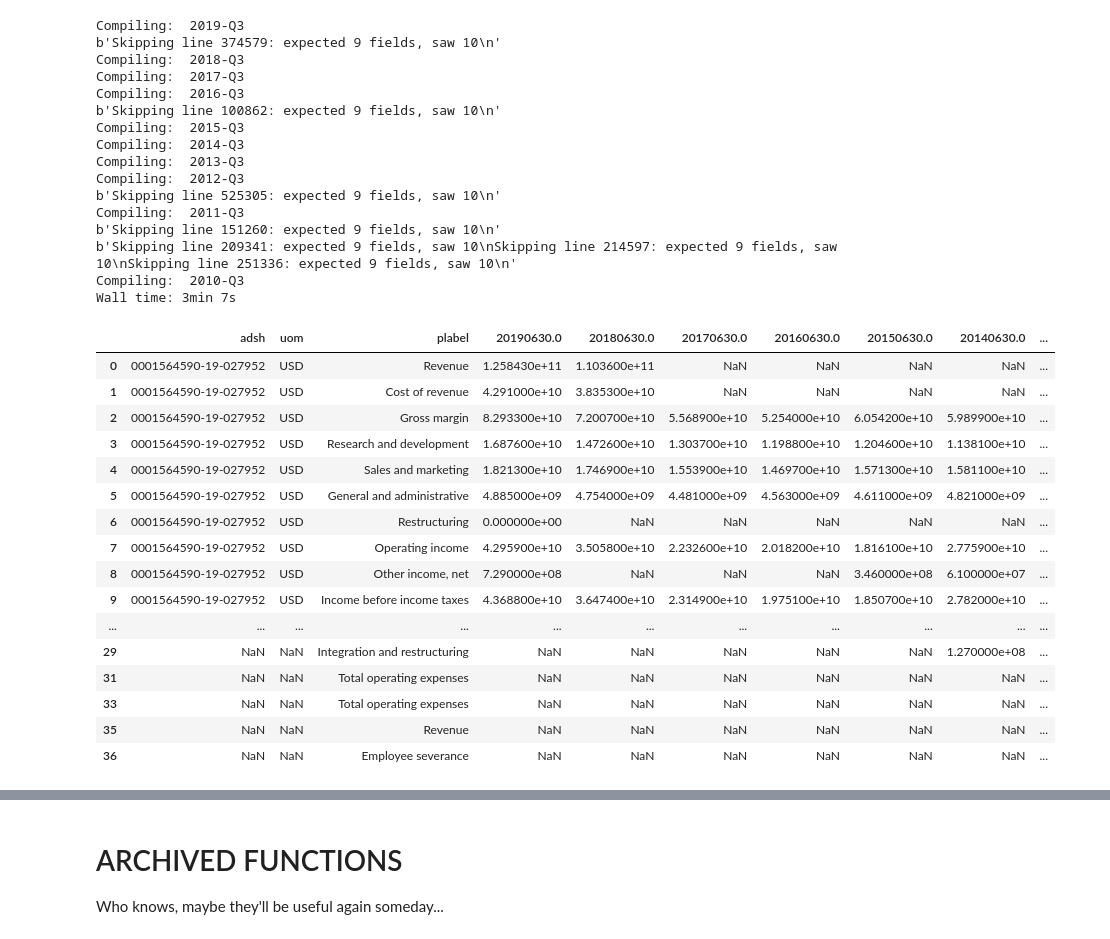
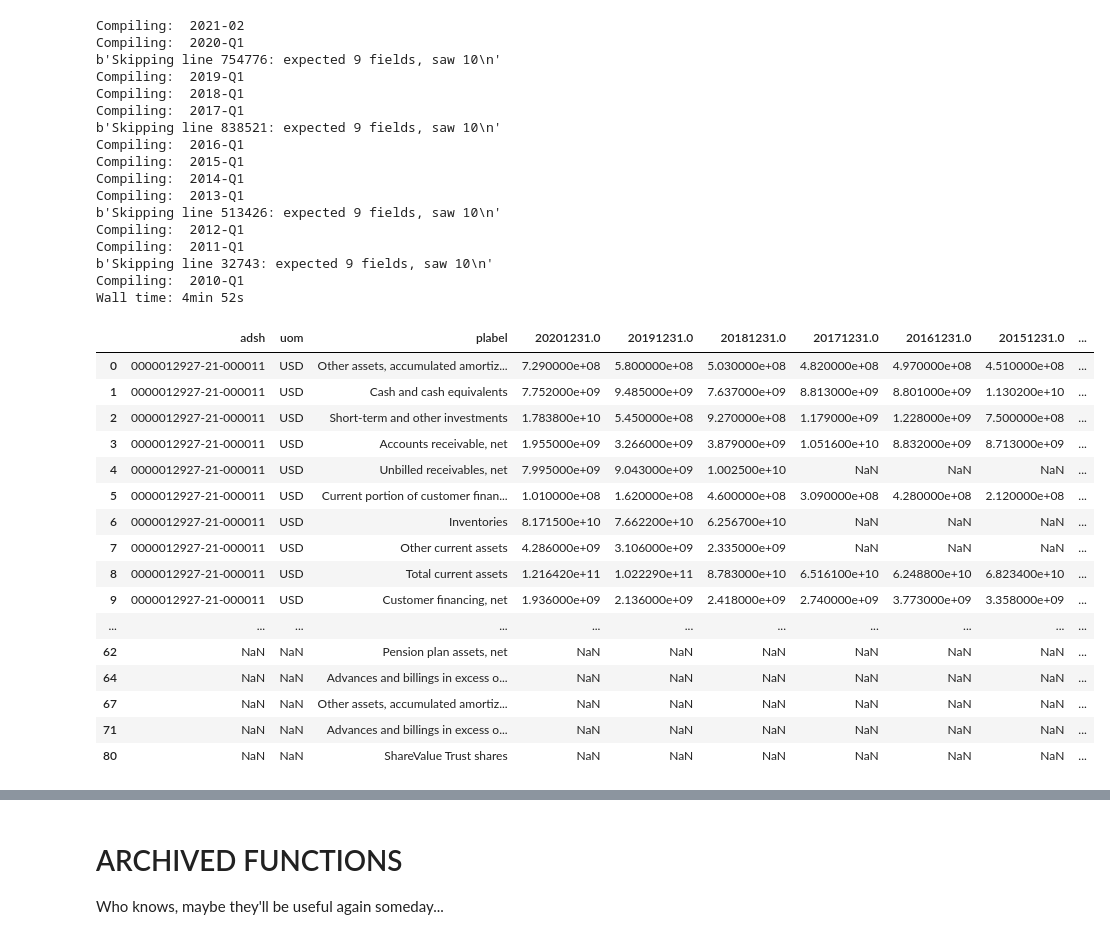
Before and after one commit to mxpoch/LPS, a Jupyter notebook: Scripts/LPS_Workbench.ipynb, the cells around one changed output, grey strips where cells are left out. Saved outputs shown, nothing was run; the diff lists cells and outputs as text; code cells hidden in the pictures.

```diff
--- a/Scripts/LPS_Workbench.ipynb
+++ b/Scripts/LPS_Workbench.ipynb
@@ -23,3 +32,0 @@ len(cik)
-# %%
-%%time
-tt = CompanyFilings(ticker='msft')
@@ -88,38 +103,39 @@ VisualizeRange(RF, [0, ])
 # %%
 %%time
-RF = RangedFilings(tt, statement='IS')
-RF
+RF3 = RangedFilings(tt)
+RF3
 # %% [output]
-Compiling:  2019-Q3
-b'Skipping line 374579: expected 9 fields, saw 10\n'
-Compiling:  2018-Q3
-Compiling:  2017-Q3
-Compiling:  2016-Q3
-b'Skipping line 100862: expected 9 fields, saw 10\n'
-Compiling:  2015-Q3
-Compiling:  2014-Q3
-Compiling:  2013-Q3
-Compiling:  2012-Q3
-b'Skipping line 525305: expected 9 fields, saw 10\n'
-Compiling:  2011-Q3
-b'Skipping line 151260: expected 9 fields, saw 10\n'
-b'Skipping line 209341: expected 9 fields, saw 10\nSkipping line 214597: expected 9 fields, saw 10\nSkipping line 251336: expected 9 fields, saw 10\n'
-Compiling:  2010-Q3
-Wall time: 3min 7s
+Compiling:  2021-02
+Compiling:  2020-Q1
+b'Skipping line 754776: expected 9 fields, saw 10\n'
+Compiling:  2019-Q1
+Compiling:  2018-Q1
+Compiling:  2017-Q1
+b'Skipping line 838521: expected 9 fields, saw 10\n'
+Compiling:  2016-Q1
+Compiling:  2015-Q1
+Compiling:  2014-Q1
+Compiling:  2013-Q1
+b'Skipping line 513426: expected 9 fields, saw 10\n'
+Compiling:  2012-Q1
+Compiling:  2011-Q1
+b'Skipping line 32743: expected 9 fields, saw 10\n'
+Compiling:  2010-Q1
+Wall time: 4min 52s
-|  | adsh | uom | plabel | 20190630.0 | 20180630.0 | 20170630.0 | 20160630.0 | 20150630.0 | 20140630.0 | ... |
-| 0 | 0001564590-19-027952 | USD | Revenue | 1.258430e+11 | 1.103600e+11 | NaN | NaN | NaN | NaN | ... |
-| 1 | 0001564590-19-027952 | USD | Cost of revenue | 4.291000e+10 | 3.835300e+10 | NaN | NaN | NaN | NaN | ... |
-| 2 | 0001564590-19-027952 | USD | Gross margin | 8.293300e+10 | 7.200700e+10 | 5.568900e+10 | 5.254000e+10 | 6.054200e+10 | 5.989900e+10 | ... |
-| 3 | 0001564590-19-027952 | USD | Research and development | 1.687600e+10 | 1.472600e+10 | 1.303700e+10 | 1.198800e+10 | 1.204600e+10 | 1.138100e+10 | ... |
-| 4 | 0001564590-19-027952 | USD | Sales and marketing | 1.821300e+10 | 1.746900e+10 | 1.553900e+10 | 1.469700e+10 | 1.571300e+10 | 1.581100e+10 | ... |
-| 5 | 0001564590-19-027952 | USD | General and administrative | 4.885000e+09 | 4.754000e+09 | 4.481000e+09 | 4.563000e+09 | 4.611000e+09 | 4.821000e+09 | ... |
-| 6 | 0001564590-19-027952 | USD | Restructuring | 0.000000e+00 | NaN | NaN | NaN | NaN | NaN | ... |
-| 7 | 0001564590-19-027952 | USD | Operating income | 4.295900e+10 | 3.505800e+10 | 2.232600e+10 | 2.018200e+10 | 1.816100e+10 | 2.775900e+10 | ... |
-| 8 | 0001564590-19-027952 | USD | Other income, net | 7.290000e+08 | NaN | NaN | NaN | 3.460000e+08 | 6.100000e+07 | ... |
-| 9 | 0001564590-19-027952 | USD | Income before income taxes | 4.368800e+10 | 3.647400e+10 | 2.314900e+10 | 1.975100e+10 | 1.850700e+10 | 2.782000e+10 | ... |
+|  | adsh | uom | plabel | 20201231.0 | 20191231.0 | 20181231.0 | 20171231.0 | 20161231.0 | 20151231.0 | ... |
+| 0 | 0000012927-21-000011 | USD | Other assets, accumulated amortiz... | 7.290000e+08 | 5.800000e+08 | 5.030000e+08 | 4.820000e+08 | 4.970000e+08 | 4.510000e+08 | ... |
+| 1 | 0000012927-21-000011 | USD | Cash and cash equivalents | 7.752000e+09 | 9.485000e+09 | 7.637000e+09 | 8.813000e+09 | 8.801000e+09 | 1.130200e+10 | ... |
+| 2 | 0000012927-21-000011 | USD | Short-term and other investments | 1.783800e+10 | 5.450000e+08 | 9.270000e+08 | 1.179000e+09 | 1.228000e+09 | 7.500000e+08 | ... |
+| 3 | 0000012927-21-000011 | USD | Accounts receivable, net | 1.955000e+09 | 3.266000e+09 | 3.879000e+09 | 1.051600e+10 | 8.832000e+09 | 8.713000e+09 | ... |
+| 4 | 0000012927-21-000011 | USD | Unbilled receivables, net | 7.995000e+09 | 9.043000e+09 | 1.002500e+10 | NaN | NaN | NaN | ... |
+| 5 | 0000012927-21-000011 | USD | Current portion of customer finan... | 1.010000e+08 | 1.620000e+08 | 4.600000e+08 | 3.090000e+08 | 4.280000e+08 | 2.120000e+08 | ... |
+| 6 | 0000012927-21-000011 | USD | Inventories | 8.171500e+10 | 7.662200e+10 | 6.256700e+10 | NaN | NaN | NaN | ... |
+| 7 | 0000012927-21-000011 | USD | Other current assets | 4.286000e+09 | 3.106000e+09 | 2.335000e+09 | NaN | NaN | NaN | ... |
+| 8 | 0000012927-21-000011 | USD | Total current assets | 1.216420e+11 | 1.022290e+11 | 8.783000e+10 | 6.516100e+10 | 6.248800e+10 | 6.823400e+10 | ... |
+| 9 | 0000012927-21-000011 | USD | Customer financing, net | 1.936000e+09 | 2.136000e+09 | 2.418000e+09 | 2.740000e+09 | 3.773000e+09 | 3.358000e+09 | ... |
 | ... | ... | ... | ... | ... | ... | ... | ... | ... | ... | ... |
-| 29 | NaN | NaN | Integration and restructuring | NaN | NaN | NaN | NaN | NaN | 1.270000e+08 | ... |
-| 31 | NaN | NaN | Total operating expenses | NaN | NaN | NaN | NaN | NaN | NaN | ... |
-| 33 | NaN | NaN | Total operating expenses | NaN | NaN | NaN | NaN | NaN | NaN | ... |
-| 35 | NaN | NaN | Revenue | NaN | NaN | NaN | NaN | NaN | NaN | ... |
-| 36 | NaN | NaN | Employee severance | NaN | NaN | NaN | NaN | NaN | NaN | ... |
+| 62 | NaN | NaN | Pension plan assets, net | NaN | NaN | NaN | NaN | NaN | NaN | ... |
+| 64 | NaN | NaN | Advances and billings in excess o... | NaN | NaN | NaN | NaN | NaN | NaN | ... |
+| 67 | NaN | NaN | Other assets, accumulated amortiz... | NaN | NaN | NaN | NaN | NaN | NaN | ... |
+| 71 | NaN | NaN | Advances and billings in excess o... | NaN | NaN | NaN | NaN | NaN | NaN | ... |
+| 80 | NaN | NaN | ShareValue Trust shares | NaN | NaN | NaN | NaN | NaN | NaN | ... |
```
Also changed, not shown: parts of 31 cells of this notebook.
